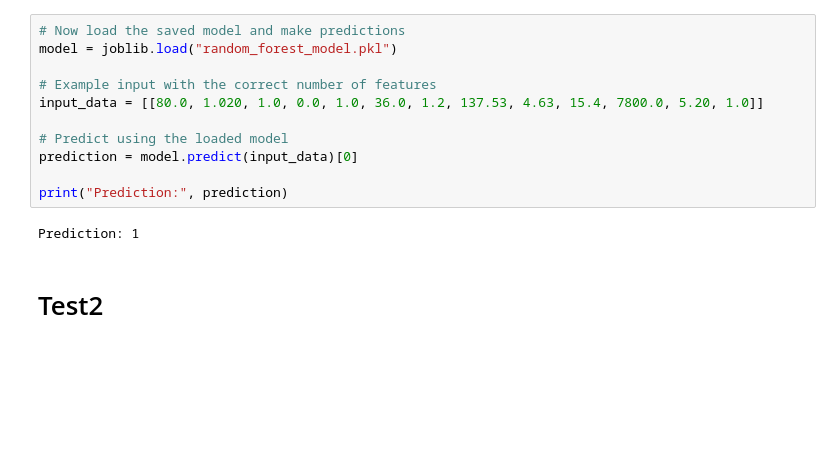
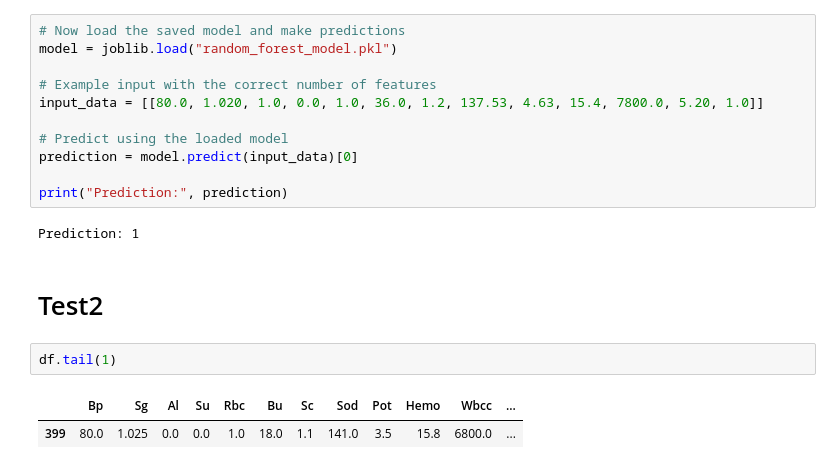
Before and after one commit to alamin147/kidney_disease, a Jupyter notebook: disease.ipynb, the cells around one changed output. Cells and saved outputs as stored; diff of their text form; blank space fills up the shorter version.

```diff
--- a/disease.ipynb
+++ b/disease.ipynb
@@ -829,6 +753,11 @@ print("Prediction:", prediction)
 Prediction: 1
 # %% [markdown]
 # Test2
+# %%
+df.tail(1)
+# %% [output]
+|  | Bp | Sg | Al | Su | Rbc | Bu | Sc | Sod | Pot | Hemo | Wbcc | ... |
+| 399 | 80.0 | 1.025 | 0.0 | 0.0 | 1.0 | 18.0 | 1.1 | 141.0 | 3.5 | 15.8 | 6800.0 | ... |
 # %%
 # Now load the saved model and make predictions
 model = joblib.load("random_forest_model.pkl")
```
Also changed, not shown: parts of 15 cells of this notebook.
